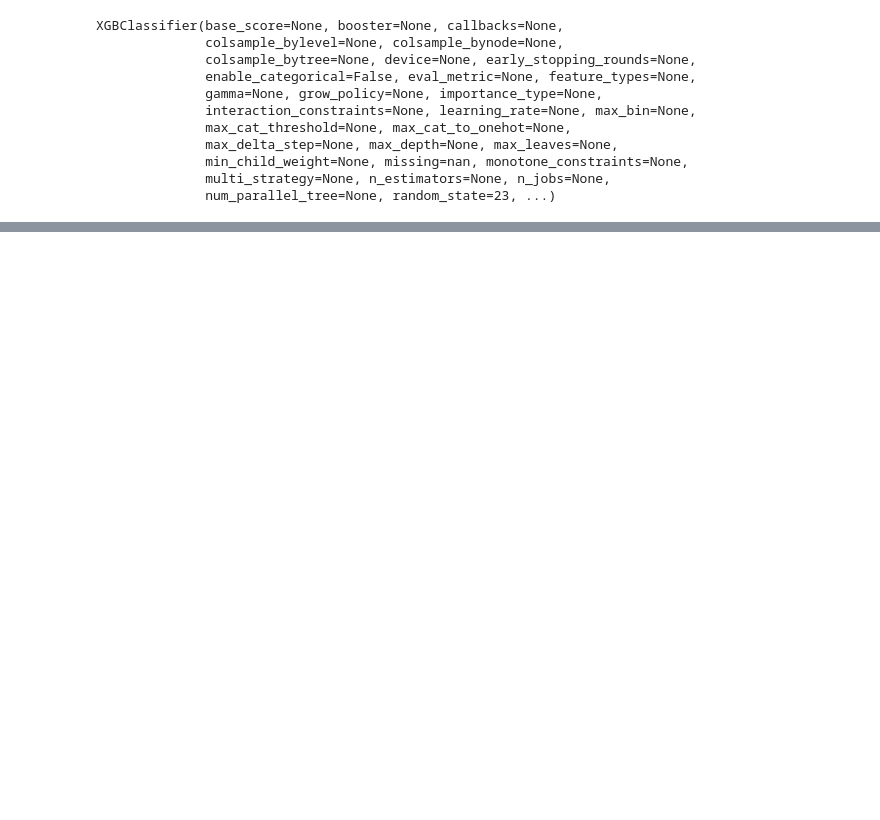
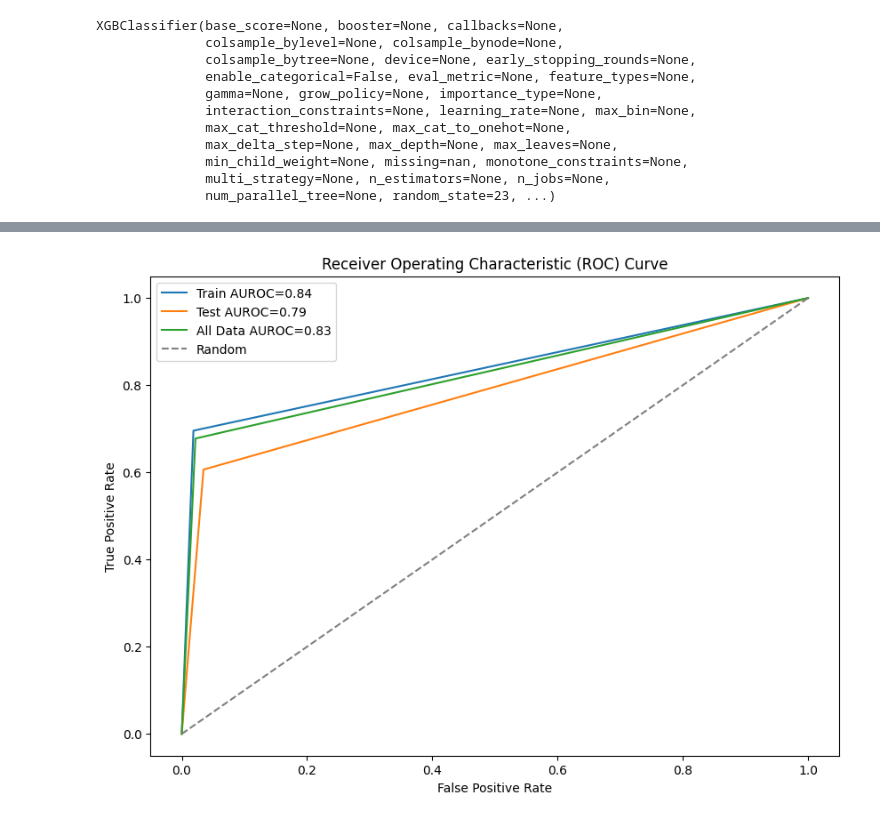
Before and after one commit to VectorInstitute/odyssey, a Jupyter notebook: models/baseline/XGBoost.ipynb, the cells around one changed output, grey strips where cells are left out. Drawn from its saved outputs; the diff is of its cells as text; code cells hidden in the pictures; blank space fills up the shorter version.

Commit message:
Complete baseline XGBoost training and evaluation

```diff
--- a/models/baseline/XGBoost.ipynb
+++ b/models/baseline/XGBoost.ipynb
@@ -133,5 +198,7 @@ print(np.sum((patient_freq_matrix.getnnz(axis=0) > 1500).astype(int)))
 # %%
+# Pick features to train the model on
+NUM_FEATURES = 5000
 features_sorted_by_freq = np.argsort(-patient_freq_matrix.getnnz(axis=0))
-selected_features = features_sorted_by_freq[1:5001]
+selected_features = features_sorted_by_freq[:NUM_FEATURES+1]
 selected_features
 # %% [output]
@@ -155,6 +206,12 @@ array([ 2303,  5846,  5570,  5875,  5767,  4446,  5512,  4440,  5467,
 # %%
+# Prepare data for model training
 X = patient_freq_matrix[:, selected_features]
 Y = data['label'].values
 
-X_train, X_test, y_train, y_test = train_test_split(X, Y, test_size=0.3, stratify=Y, random_state=23)
+# Optional, Scale features. Didn't improve performance
+scaler = MaxAbsScaler()
+X = scaler.fit_transform(X)
+
+# Split data
+X_train, X_test, y_train, y_test = train_test_split(X, Y, test_size=0.2, stratify=Y, random_state=1)
 # %%
@@ -187,0 +233,73 @@ Train: 0.8364036278920834  |  Test: 0.759330187137921  |  All Data: 0.8209862237
+# %%
+### ASSESS MODEL PERFORMANCE ###
+
+# Predict labels for train, test, and all data
+y_train_pred = xgb_model.predict(X_train)
+y_test_pred = xgb_model.predict(X_test)
+all_data_pred = xgb_model.predict(X)
+
+# Balanced Accuracy
+y_train_accuracy = balanced_accuracy_score(y_train, y_train_pred)
+y_test_accuracy = balanced_accuracy_score(y_test, y_test_pred)
+all_data_accuracy = balanced_accuracy_score(Y, all_data_pred)
+
+# F1 Score
+y_train_f1 = f1_score(y_train, y_train_pred)
+y_test_f1 = f1_score(y_test, y_test_pred)
+all_data_f1 = f1_score(Y, all_data_pred)
+
+# Precision
+y_train_precision = precision_score(y_train, y_train_pred)
+y_test_precision = precision_score(y_test, y_test_pred)
+all_data_precision = precision_score(Y, all_data_pred)
+
+# Recall
+y_train_recall = recall_score(y_train, y_train_pred)
+y_test_recall = recall_score(y_test, y_test_pred)
+all_data_recall = recall_score(Y, all_data_pred)
+
+# AUROC
+y_train_auroc = roc_auc_score(y_train, y_train_pred)
+y_test_auroc = roc_auc_score(y_test, y_test_pred)
+all_data_auroc = roc_auc_score(Y, all_data_pred)
+
+# AUC-PR (Area Under the Precision-Recall Curve)
+y_train_p, y_train_r, _ = precision_recall_curve(y_train, y_train_pred)
+y_test_p, y_test_r, _ = precision_recall_curve(y_test, y_test_pred)
+all_data_p, all_data_r, _ = precision_recall_curve(Y, all_data_pred)
+
+y_train_auc_pr = auc(y_train_r, y_train_p)
+y_test_auc_pr = auc(y_test_r, y_test_p)
+all_data_auc_pr = auc(all_data_r, all_data_p)
+
+# Average Precision Score (APS)
+y_train_aps = average_precision_score(y_train, y_train_pred)
+y_test_aps = average_precision_score(y_test, y_test_pred)
+all_data_aps = average_precision_score(Y, all_data_pred)
+
+# Print Metrics
+print(f"Balanced Accuracy\nTrain: {y_train_accuracy:.5f}  |  Test: {y_test_accuracy:.5f}  |  All Data: {all_data_accuracy:.5f}\n")
+print(f"F1 Score\nTrain: {y_train_f1:.5f}  |  Test: {y_test_f1:.5f}  |  All Data: {all_data_f1:.5f}\n")
+print(f"Precision\nTrain: {y_train_precision:.5f}  |  Test: {y_test_precision:.5f}  |  All Data: {all_data_precision:.5f}\n")
+print(f"Recall\nTrain: {y_train_recall:.5f}  |  Test: {y_test_recall:.5f}  |  All Data: {all_data_recall:.5f}\n")
+print(f"AUROC\nTrain: {y_train_auroc:.5f}  |  Test: {y_test_auroc:.5f}  |  All Data: {all_data_auroc:.5f}\n")
+print(f"AUC-PR\nTrain: {y_train_auc_pr:.5f}  |  Test: {y_test_auc_pr:.5f}  |  All Data: {all_data_auc_pr:.5f}\n")
+print(f"Average Precision Score\nTrain: {y_train_aps:.5f}  |  Test: {y_test_aps:.5f}  |  All Data: {all_data_aps:.5f}\n")
+
+# Plot ROC Curve
+fpr_train, tpr_train, _ = roc_curve(y_train, y_train_pred)
+fpr_test, tpr_test, _ = roc_curve(y_test, y_test_pred)
+fpr_all_data, tpr_all_data, _ = roc_curve(Y, all_data_pred)
+
+# Plot Information
+plt.figure(figsize=(10, 7))
+plt.plot(fpr_train, tpr_train, label=f'Train AUROC={y_train_auroc:.2f}')
+plt.plot(fpr_test, tpr_test, label=f'Test AUROC={y_test_auroc:.2f}')
+plt.plot(fpr_all_data, tpr_all_data, label=f'All Data AUROC={all_data_auroc:.2f}')
+plt.plot([0, 1], [0, 1], linestyle='--', color='gray', label='Random')
+plt.xlabel('False Positive Rate')
+plt.ylabel('True Positive Rate')
+plt.title('Receiver Operating Characteristic (ROC) Curve')
+plt.legend()
+plt.show()
+# %% [output]
@@ -187,0 +326 @@ Train: 0.8364036278920834  |  Test: 0.759330187137921  |  All Data: 0.8209862237
+[figure, added]
```
Also changed, not shown: parts of 15 cells of this notebook.
